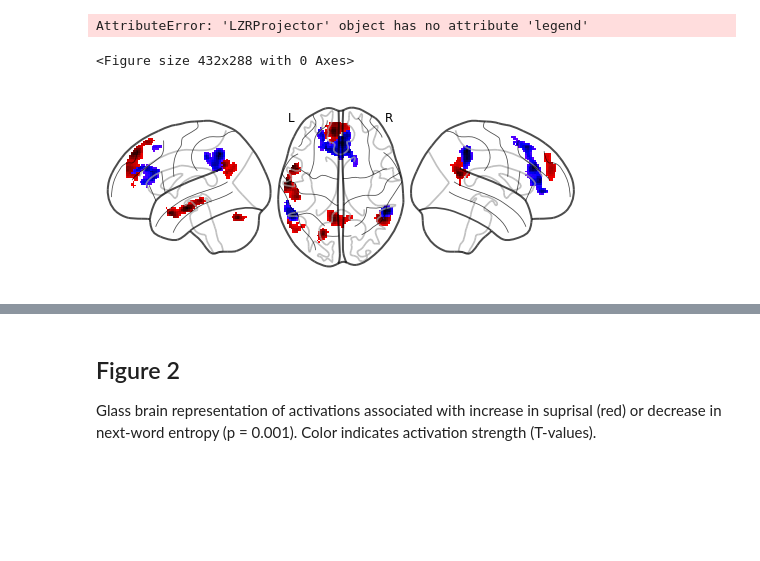
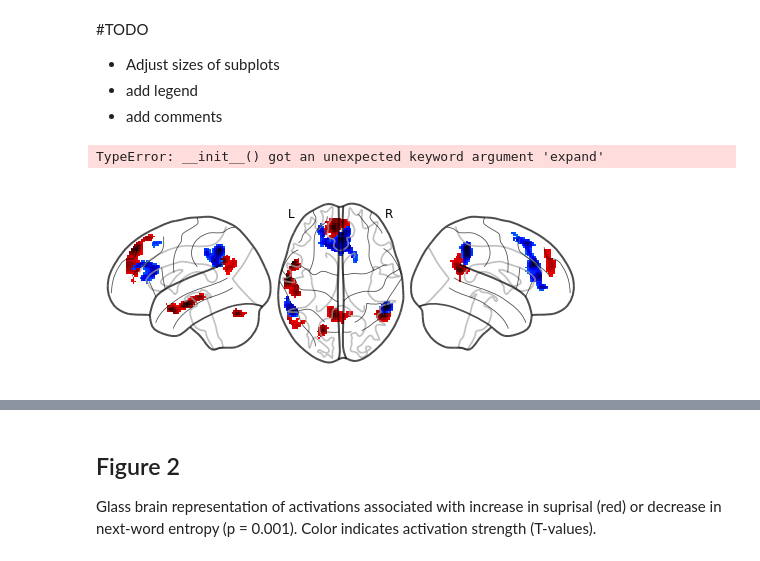
Before and after one commit to xavfunk/gesture-processing-figures, a Jupyter notebook: figure2.ipynb, the cells around one changed output, grey strips where cells are left out. Saved outputs shown, nothing was run; the diff lists cells and outputs as text; code cells hidden in the pictures; blank space fills up the shorter version.

```diff
--- a/figure2.ipynb
+++ b/figure2.ipynb
@@ -1,3 +5,8 @@
+# %% [markdown]
+#TODO
+- Adjust sizes of subplots
+- add legend
+- add comments
 # %%
 from nilearn import image
 from nilearn import plotting
@@ -9,35 +22,29 @@ from matplotlib.colors import Normalize
 import matplotlib.patches as mpatches
 import numpy as np
 # %%
-#path = "ST_SurprisalParam_16.12\\flexibleFactorial\\beta_0001.nii"
-entropy_main = "ST_EntropyParam_16.12\\flexibleFactorial\\NegEntropy_both_p001_k89.nii"
-surprisal_main = "ST_SurprisalParam_16.12\\flexibleFactorial\\surprisal_both_p001k89.nii"
-#path = 'ST_SurprisalParam_16.12\\flexibleFactorial\\spmT_0003.nii'
-#path = 'SurprisalParam_24.10\\2ndLvl\\Surprisal\\spmT_0001.nii' # old prepro
+entropy_main = "data\\NegEntropy_both_p001_k89.nii"
+surprisal_main = "data\\surprisal_both_p001k89.nii"
+
+#setting up figure
+#fig, axes =
+
+# plotting glass brain
+display = plotting.plot_glass_brain(surprisal_main, display_mode = 'lzr')#, colorbar = True, threshold = 3.2)
+display.add_overlay(entropy_main, cmap= plotting.cm.black_blue_r, vmin = 2)#, colorbar = True, threshold = 3.2)# vmin is really important to make the colors work properly
+
+#display.legend([red_patch, blue_patch],['Surprisal Increase', 'Entropy Decrease'], bbox_to_anchor=(1.05, 1), loc='upper left', borderaxespad=0.)
+
 
 # artist proxies for legend
 red_patch = mpatches.Patch(color='red', label='Surprisal Increase')
 blue_patch = mpatches.Patch(color='blue', label='Entropy Decrease')
 
-#img = plt.imread(path)
-#plotting.plot_stat_map(entropy_main)
-display = plt.figure()
-display = plotting.plot_glass_brain(surprisal_main, display_mode = 'lzr')#, colorbar = True)
-display.add_overlay(entropy_main, cmap= plotting.cm.black_purple_r, vmin = 2)#, colorbar = True) #vmin is really important to make the colors work properly
-#display.plotting.plot_glass_brain(entropy_main, display_mode = 'lzry',cmap= plotting.cm.black_purple)
+#plt.legend([red_patch, blue_patch],['Surprisal Increase', 'Entropy Decrease'], bbox_to_anchor=(1.05, 1), loc='upper left', borderaxespad=0.)
 
-display.legend([red_patch, blue_patch],['Surprisal Increase', 'Entropy Decrease'], bbox_to_anchor=(1.05, 1), loc='upper left', borderaxespad=0.)
-display.savefig("Figure2_full_highres.png", dpi = 200)
+display.axes['z'].ax.legend([red_patch, blue_patch],['Surprisal Increase', 'Entropy Decrease'], loc = 'lower center', bbox_to_anchor=(0.75, -0.3), ncol = 2, fontsize = 16, expand = True)#, bbox_to_anchor=(1.05, 1), loc='upper left', borderaxespad=0.)
 
-#dis = plotting.plot_glass_brain(surprisal_main) #, threshold=3, colorbar = True,)# display_mode = 'lzry')
-#dis.add_overlay(entropy_main, cmap= plotting.cm.black_blue_r, vmin = 0) #different vmin values make the colors brighter/darker
 
-# artist proxies for legend
-#red_patch = mpatches.Patch(color='red', label='Surprisal Increase')
-#blue_patch = mpatches.Patch(color='blue', label='Entropy Decrease')
-
-#plt.legend([red_patch, blue_patch],['Surprisal Increase', 'Entropy Decrease'], bbox_to_anchor=(1.05, 1), loc='upper left', borderaxespad=0.)
+plt.savefig("Figure2.png")
 # %% [output]
-AttributeError: 'LZRProjector' object has no attribute 'legend'
+TypeError: __init__() got an unexpected keyword argument 'expand'
-<Figure size 432x288 with 0 Axes>
-[figure, old version]
+[figure, new version]
```
Also changed, not shown: parts of 8 cells of this notebook, 12 other files.
